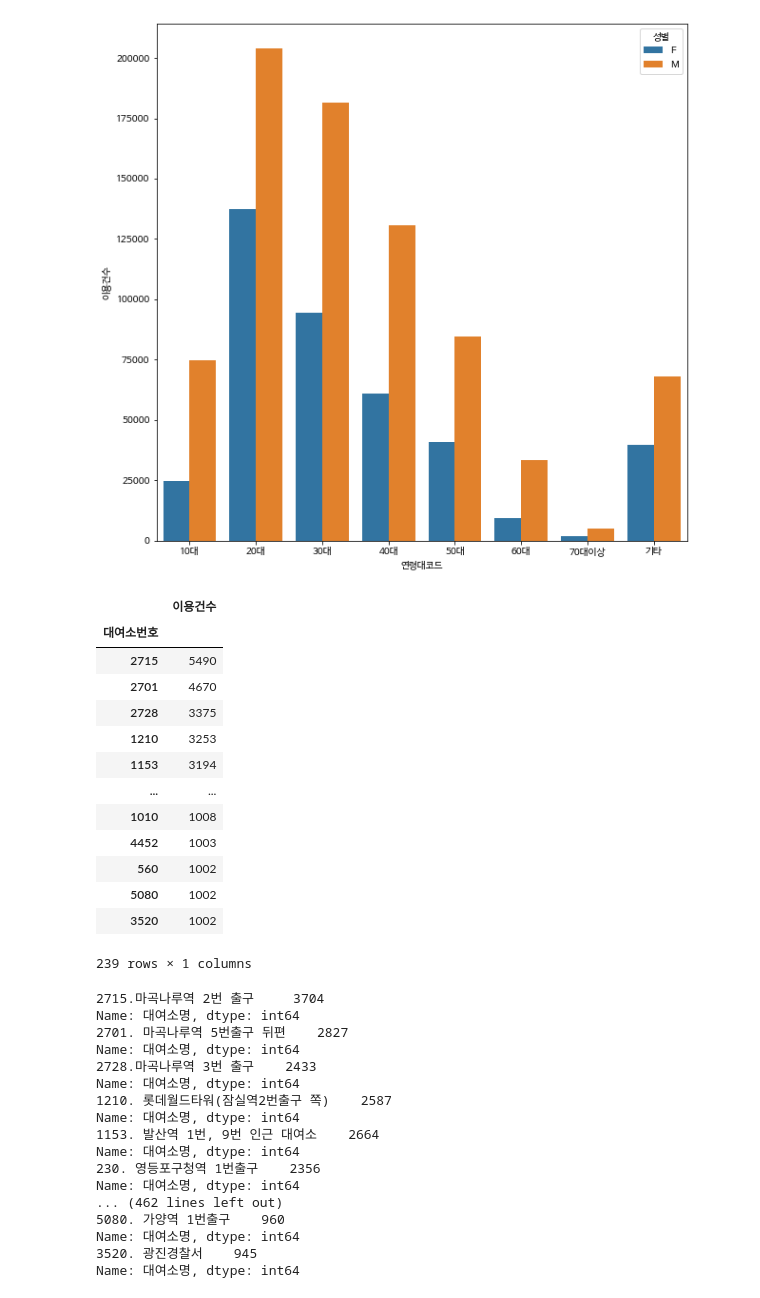
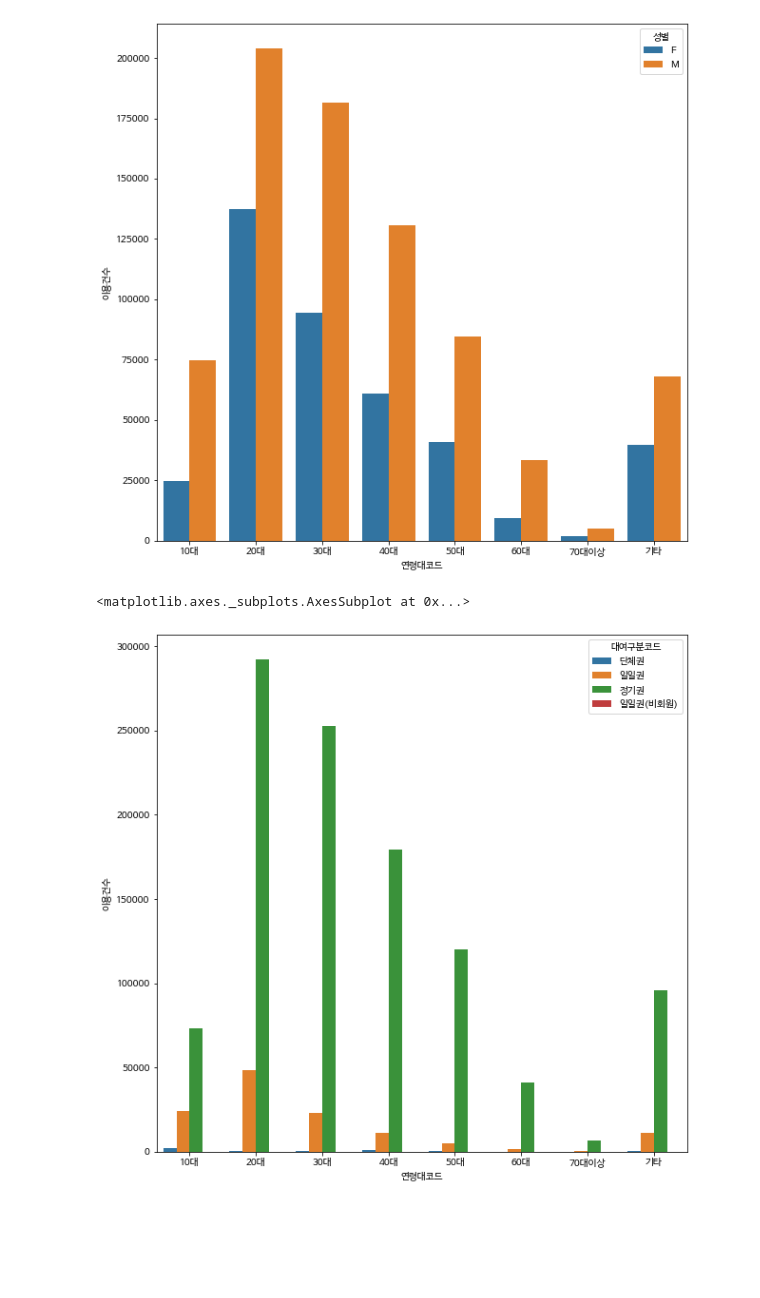
Before and after one commit to Aimerlee123/Python-teamproject, a Jupyter notebook: 파이썬_팀_프로젝트.ipynb, the cells around one changed output. Cells and saved outputs as stored; diff of their text form; code cells hidden in the pictures; blank space fills up the shorter version.

```diff
--- a/파이썬_팀_프로젝트.ipynb
+++ b/파이썬_팀_프로젝트.ipynb
@@ -144,46 +200,10 @@ sns.barplot(x='연령대코드', y='이용건수', hue='성별',data=df2 )
 <matplotlib.axes._subplots.AxesSubplot at 0x...>
 [figure]
 # %%
-df3=bike_2.groupby('대여소번호',as_index=False)['이용건수'].sum()
-df3.set_index('대여소번호',inplace=True)
+df3=bike_2.groupby(['연령대코드','대여구분코드'],as_index=False)['이용건수'].sum()
-# %%
-df3.sort_values('이용건수',ascending=False,inplace=True)
-# %%
-df4=df3[df3['이용건수']>1000]
-df4
-# %% [output]
-|  | 이용건수 |
-| 대여소번호 |  |
-| 2715 | 5490 |
-| 2701 | 4670 |
-| 2728 | 3375 |
-| 1210 | 3253 |
-| 1153 | 3194 |
-| ... | ... |
-| 1010 | 1008 |
-| 4452 | 1003 |
-| 560 | 1002 |
-| 5080 | 1002 |
-| 3520 | 1002 |
-239 rows × 1 columns
-# %%
-for i in df4.index:
-  print(bike_2['대여소명'][bike_2['대여소번호']==i].value_counts())
-# %% [output]
-2715.마곡나루역 2번 출구     3704
-Name: 대여소명, dtype: int64
-2701. 마곡나루역 5번출구 뒤편    2827
-Name: 대여소명, dtype: int64
-2728.마곡나루역 3번 출구    2433
-Name: 대여소명, dtype: int64
-1210. 롯데월드타워(잠실역2번출구 쪽)    2587
-Name: 대여소명, dtype: int64
-1153. 발산역 1번, 9번 인근 대여소    2664
-Name: 대여소명, dtype: int64
-230. 영등포구청역 1번출구    2356
-Name: 대여소명, dtype: int64
-... (462 lines left out)
-5080. 가양역 1번출구    960
-Name: 대여소명, dtype: int64
-3520. 광진경찰서    945
-Name: 대여소명, dtype: int64
+# %%
+plt.figure(figsize=(10,10))
+sns.barplot(x='연령대코드', y='이용건수', hue='대여구분코드',data=df3 )
+# %% [output]
+<matplotlib.axes._subplots.AxesSubplot at 0x...>
+[figure, added]
```
Also changed, not shown: parts of 15 cells of this notebook.
